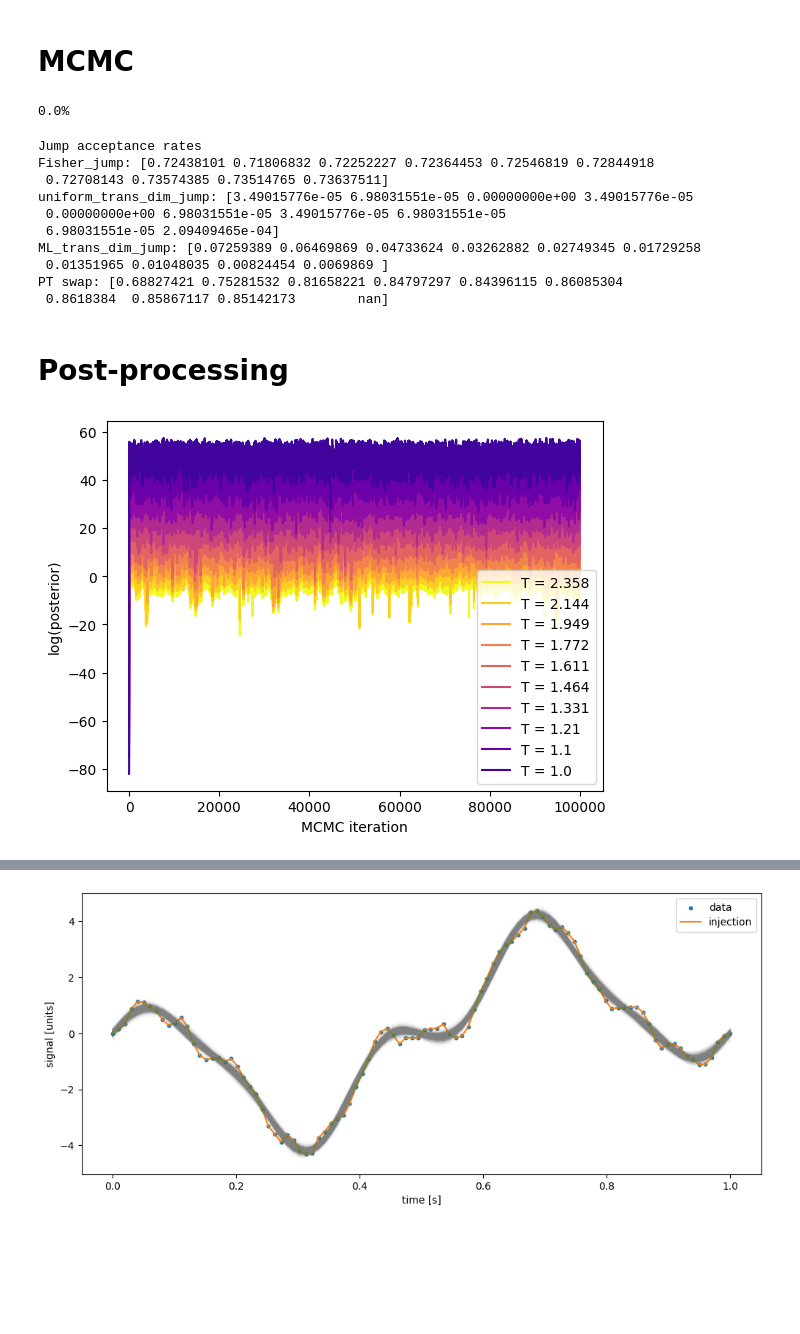
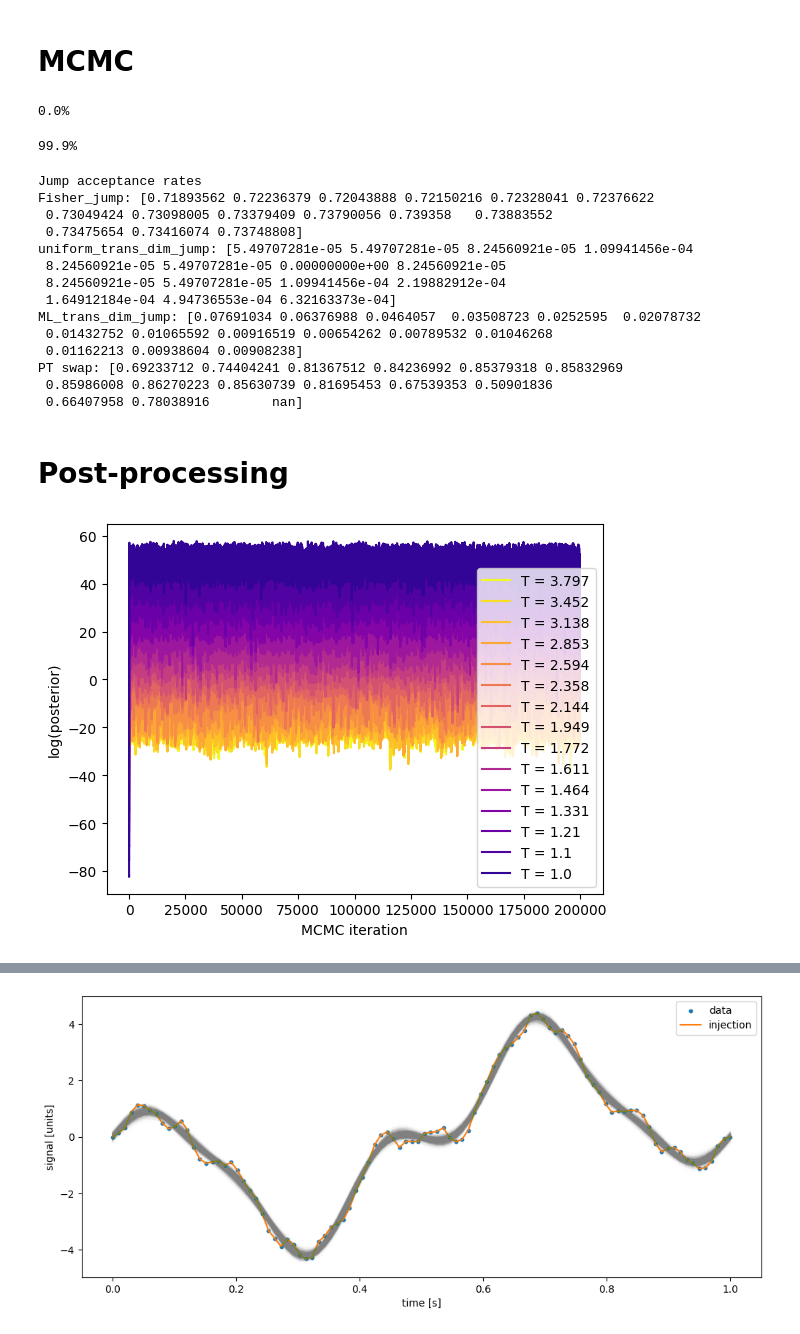
Before and after one commit to aiden-g12321/BayesFT, a Jupyter notebook: trans_dim_example.ipynb, the cells around one changed output, grey strips where cells are left out. Drawn from its saved outputs; the diff is of its cells as text; code cells hidden in the pictures; blank space fills up the shorter version.

```diff
--- a/trans_dim_example.ipynb
+++ b/trans_dim_example.ipynb
@@ -49,19 +49,22 @@ F_inj = f.fast_Fourier_design(t, f_inj)
 signal_inj = F_inj @ a_inj
 
 # add zero-mean Gaussian noise
-log_sigma_inj = -100.0
+log_sigma_inj = -10.0
 sigma_inj = np.exp(log_sigma_inj)
-noise_seed = jr.PRNGKey(3)
+noise_seed = jr.PRNGKey(10)
 noise = jr.normal(noise_seed, shape=(Nt,)) * sigma_inj
+noise_a_ML = jnp.linalg.pinv(F_inj) @ noise
 
 # make and plot data
 data = signal_inj + noise
+data -= jnp.mean(data)
 
 # time-domain
 plt.figure(figsize=(12, 5))
 plt.subplot(1, 2, 1)
 plt.scatter(t, data, color='C0', s=5, label='data')
 plt.plot(t, signal_inj, color='C1', label='injection')
+plt.plot(t, F_inj @ noise_a_ML, color='C2', label='noise MAP')
 plt.xlabel('time [s]')
 plt.ylabel('signal [units]')
 plt.legend()
@@ -72,7 +75,7 @@ plt.plot(logf_inj, np.log(diag_cov_inj[::2] + diag_cov_inj[1::2]), color='green'
 plt.scatter(logf_inj, np.log(a_inj[::2]**2. + a_inj[1::2]**2.), color='C1', s=10, label='injection')
 plt.scatter(logf_inj, np.log(np.mean(many_a[:,::2]**2. + many_a[:,1::2]**2., axis=0)), color='red', s=10,
             label='average of many realizations')
-plt.axhline(np.log(sigma_inj**2. * df_inj), color='k', label='white noise')
+plt.plot(logf_inj, np.log(noise_a_ML[::2]**2. + noise_a_ML[1::2]**2.), color='k', label='white noise')
 plt.xlabel('log(frequency)')
 plt.ylabel('log(PSD)')
 plt.legend()
@@ -90,13 +93,13 @@ model = tdm.Transdimensional_Model(t, data, max_Nf=15)
 Jump_obj = jumps.Trans_dim_jumps(model.models_x_ML, model.fast_lnlike, model.fast_lnpost, model.num_models - 1,
                                  model.a_min, model.a_max)
 
-jump_proposals = [[Jump_obj.Fisher_jump, 20],
+jump_proposals = [[Jump_obj.Fisher_jump, 60],
                   [Jump_obj.uniform_trans_dim_jump, 20],
                   [Jump_obj.ML_trans_dim_jump, 20]]
 # %%
 # do parallel tempering MCMC
-num_samples = int(1e5)
-num_chains = 10
+num_samples = int(2e5)
+num_chains = 15
 chains = RJMCMC(num_samples=num_samples,
                 num_chains=num_chains,
                 x0=model.models_x_ML[0],
@@ -106,31 +109,36 @@ chains = RJMCMC(num_samples=num_samples,
                 PT_weight=10)
 # %% [output]
 0.0%
-Jump acceptance rates
-Fisher_jump: [0.72438101 0.71806832 0.72252227 0.72364453 0.72546819 0.72844918
- 0.72708143 0.73574385 0.73514765 0.73637511]
-uniform_trans_dim_jump: [3.49015776e-05 6.98031551e-05 0.00000000e+00 3.49015776e-05
- 0.00000000e+00 6.98031551e-05 3.49015776e-05 6.98031551e-05
- 6.98031551e-05 2.09409465e-04]
-ML_trans_dim_jump: [0.07259389 0.06469869 0.04733624 0.03262882 0.02749345 0.01729258
- 0.01351965 0.01048035 0.00824454 0.0069869 ]
-PT swap: [0.68827421 0.75281532 0.81658221 0.84797297 0.84396115 0.86085304
- 0.8618384  0.85867117 0.85142173        nan]
+99.9%
+Jump acceptance rates
+Fisher_jump: [0.71893562 0.72236379 0.72043888 0.72150216 0.72328041 0.72376622
+ 0.73049424 0.73098005 0.73379409 0.73790056 0.739358   0.73883552
+ 0.73475654 0.73416074 0.73748808]
+uniform_trans_dim_jump: [5.49707281e-05 5.49707281e-05 8.24560921e-05 1.09941456e-04
+ 8.24560921e-05 5.49707281e-05 0.00000000e+00 8.24560921e-05
+ 8.24560921e-05 5.49707281e-05 1.09941456e-04 2.19882912e-04
+ 1.64912184e-04 4.94736553e-04 6.32163373e-04]
+ML_trans_dim_jump: [0.07691034 0.06376988 0.0464057  0.03508723 0.0252595  0.02078732
+ 0.01432752 0.01065592 0.00916519 0.00654262 0.00789532 0.01046268
+ 0.01162213 0.00938604 0.00908238]
+PT swap: [0.69233712 0.74404241 0.81367512 0.84236992 0.85379318 0.85832969
+ 0.85986008 0.86270223 0.85630739 0.81695453 0.67539353 0.50901836
+ 0.66407958 0.78038916        nan]
 # %% [markdown]
 # Post-processing
 # %%
 # plot posterior values of chains (with temperature scaling)
-temp_ladder = [chain.temperature for chain in chains]
+temp_ladder = np.array([chain.temperature for chain in chains])
 lnposts = np.array([chain.lnposts for chain in chains])
 chain_colors = list(reversed([plt.cm.plasma(i / num_chains) for i in range(1, num_chains + 1)]))
 for j, (temp, color) in enumerate(zip(temp_ladder[::-1], chain_colors)):
     plt.plot(lnposts[::-1][j], color=color, label=f'T = {round(temp, 3)}')
 plt.xlabel('MCMC iteration')
 plt.ylabel('log(posterior)')
 plt.legend(loc='lower right')
 plt.show()
 # %% [output]
-[figure, old version]
+[figure, new version]
 # %%
 # plot likelihood values (without temperature scaling)
 lnlikes = np.array([[model.fast_lnlike(samp) for samp in chain.samples]
```
Also changed, not shown: parts of 7 cells of this notebook, 5 other files.
